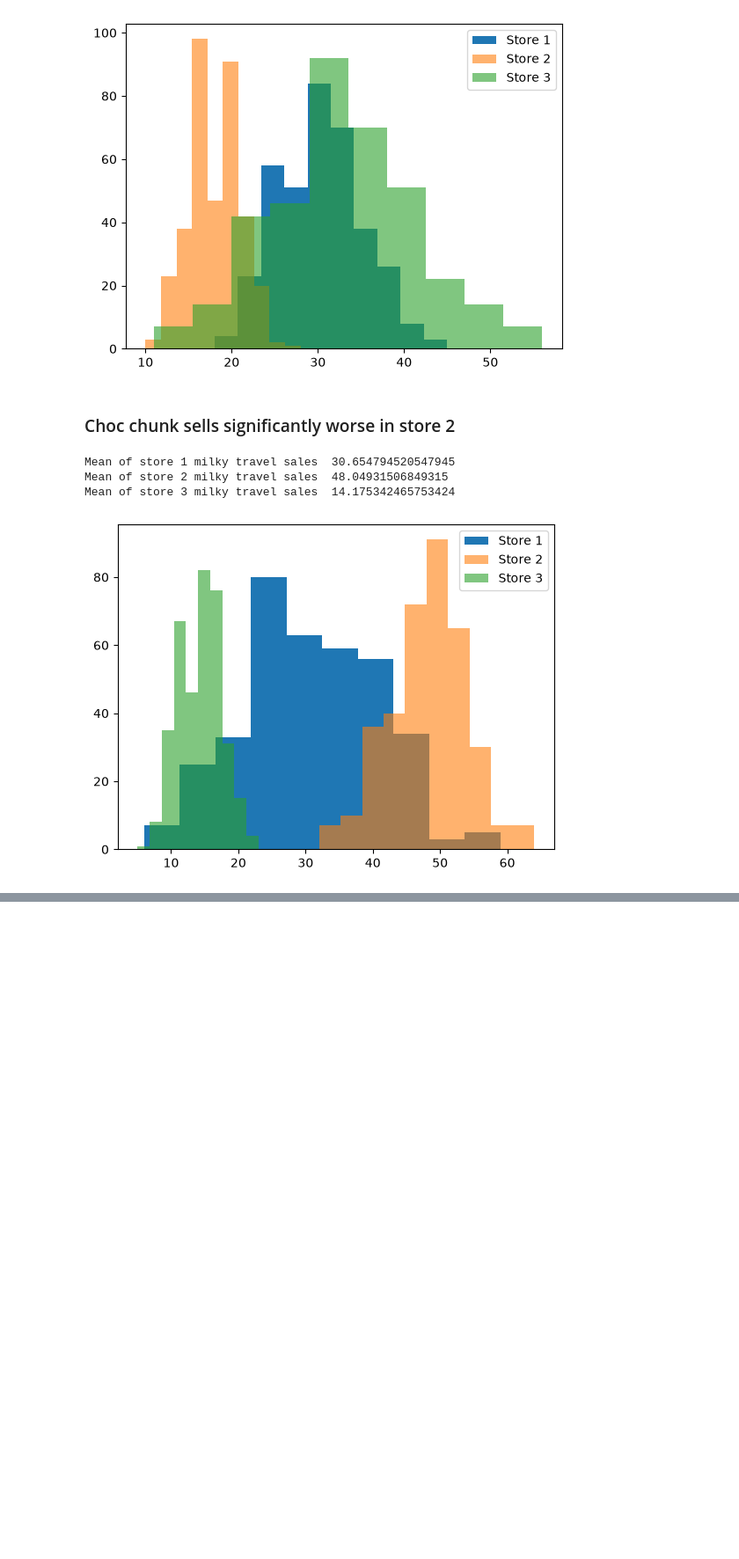
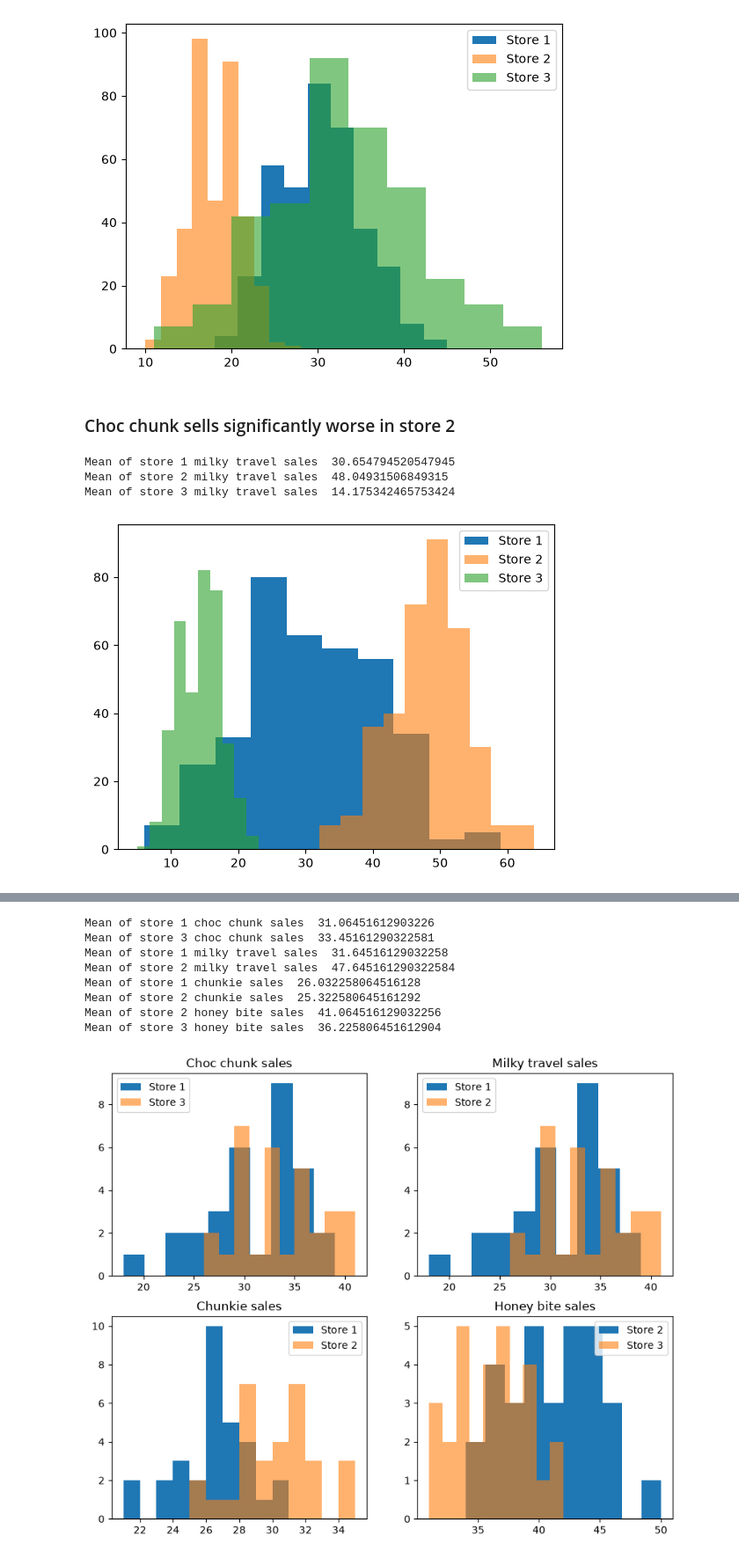
Before and after one commit to JosephDThomas/Chocolate-Sales, a Jupyter notebook: chocolate_analysis.ipynb, the cells around one changed output, grey strips where cells are left out. Shown at 88% size. Cells and saved outputs as stored; diff of their text form; code cells hidden in the pictures; blank space fills up the shorter version.

```diff
--- a/chocolate_analysis.ipynb
+++ b/chocolate_analysis.ipynb
@@ -98,0 +124,8 @@ Mean of store 3 milky travel sales  14.175342465753424
+# %%
+import pandas as pd
+from matplotlib import pyplot as plt
+import numpy as np
+
+store1 = pd.read_csv("store_1_new.csv", sep=",", header=0)
+store2 = pd.read_csv("store_2_new.csv", sep=",", header=0)
+store3 = pd.read_csv("store_3_new.csv", sep=",", header=0)
@@ -98,0 +176,50 @@ Mean of store 3 milky travel sales  14.175342465753424
+# %%
+from matplotlib import pyplot as plt
+
+fig, axes = plt.subplots(2, 2, figsize=(10, 8))
+
+#For Choc chunk
+axes[0,0].hist(store1["choc chunk"], label="Store 1")
+axes[0,0].hist(store3["choc chunk"], alpha=0.6, label="Store 3")
+axes[0,0].legend()
+axes[0,0].set_title(label="Choc chunk sales")
+
+print("Mean of store 1 choc chunk sales ",np.mean(store1["choc chunk"]))
+print("Mean of store 3 choc chunk sales ", np.mean(store3["choc chunk"]))
+
+#For Milky travel
+axes[0,1].hist(store1["choc chunk"], label="Store 1")
+axes[0,1].hist(store3["choc chunk"], alpha=0.6, label="Store 2")
+axes[0,1].legend()
+axes[0,1].set_title(label="Milky travel sales")
+
+print("Mean of store 1 milky travel sales ",np.mean(store1["milky travel"]))
+print("Mean of store 2 milky travel sales ", np.mean(store2["milky travel"]))
+
+#For Chunkie
+axes[1,0].hist(store1["chunkie"], label="Store 1")
+axes[1,0].hist(store3["chunkie"], alpha=0.6, label="Store 2")
+axes[1,0].legend()
+axes[1,0].set_title(label="Chunkie sales")
+
+print("Mean of store 1 chunkie sales ",np.mean(store1["chunkie"]))
+print("Mean of store 2 chunkie sales ", np.mean(store2["chunkie"]))
+
+#For Honey bite
+axes[1,1].hist(store2["honey bite"], label="Store 2")
+axes[1,1].hist(store3["honey bite"], alpha=0.6, label="Store 3")
+axes[1,1].legend()
+axes[1,1].set_title(label="Honey bite sales")
+
+print("Mean of store 2 honey bite sales ",np.mean(store2["honey bite"]))
+print("Mean of store 3 honey bite sales ", np.mean(store3["honey bite"]))
+# %% [output]
+Mean of store 1 choc chunk sales  31.06451612903226
+Mean of store 3 choc chunk sales  33.45161290322581
+Mean of store 1 milky travel sales  31.64516129032258
+Mean of store 2 milky travel sales  47.645161290322584
+Mean of store 1 chunkie sales  26.032258064516128
+Mean of store 2 chunkie sales  25.322580645161292
+Mean of store 2 honey bite sales  41.064516129032256
+Mean of store 3 honey bite sales  36.225806451612904
+[figure, added]
```
Also changed, not shown: parts of 7 cells of this notebook, 4 other files.
